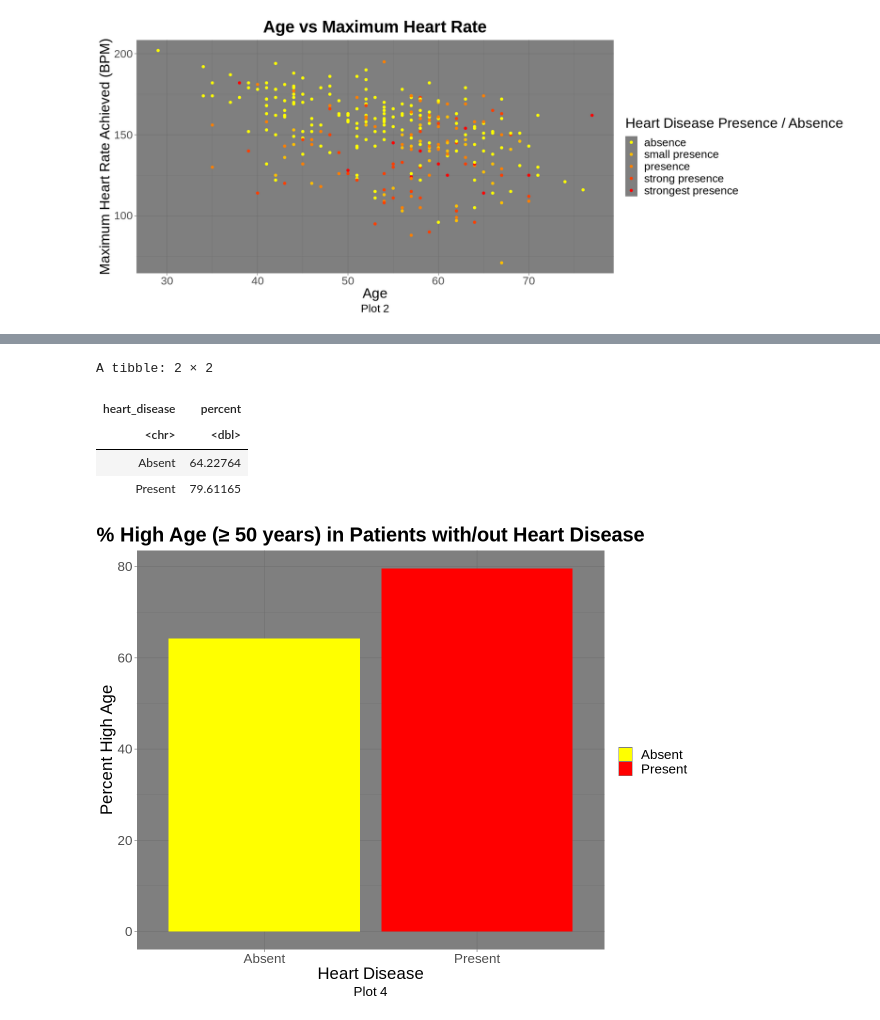
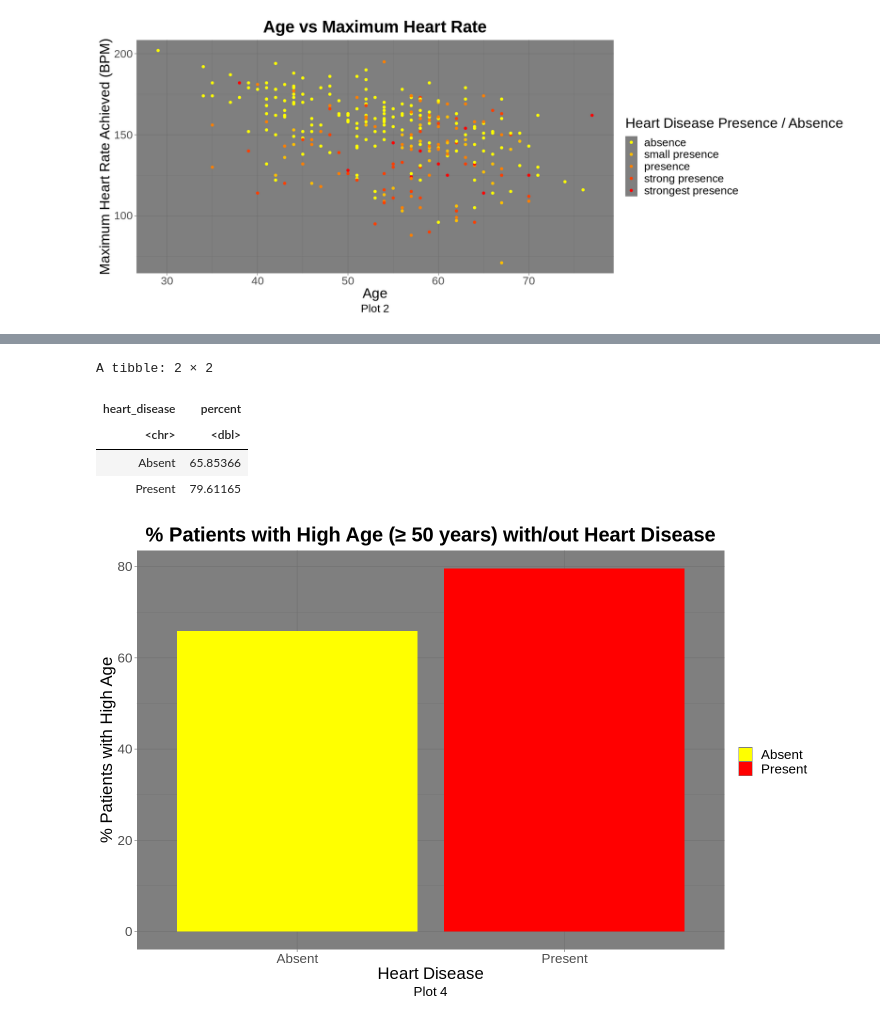
Before and after one commit to Kyleetd/DSCI100-Course-Project-2023, a Jupyter notebook: FinalProjectScript.ipynb, the cells around one changed output, grey strips where cells are left out. Drawn from its saved outputs; the diff is of its cells as text; code cells hidden in the pictures.

Commit message:
Tidied up plots.

```diff
--- a/FinalProjectScript.ipynb
+++ b/FinalProjectScript.ipynb
@@ -221,27 +222,27 @@ number_presence_high_age <- nrow(presence_high_age)
 
 percent_high_age_present = (number_presence_high_age/total_number_presence_age)*100
 # %%
-options(repr.plot.width=10, repr.plot.height=8)
+options(repr.plot.width=12, repr.plot.height=8)
 
 percent_high_age <- tibble(heart_disease = c("Absent", "Present"), percent = c(percent_high_age_absent, percent_high_age_present))
 percent_high_age
 
 ggplot(percent_high_age, aes(x=heart_disease, y=percent, fill=heart_disease)) +
   geom_bar(stat="identity") +
   theme_dark() +
   labs(x = "Heart Disease",
-       y = "Percent High Age",
-      title = "% High Age (≥ 50 years) in Patients with/out Heart Disease",
+       y = "% Patients with High Age",
+      title = "% Patients with High Age (≥ 50 years) with/out Heart Disease",
       caption = "Plot 4") +
       scale_fill_manual("", values = c("Absent" = "yellow", "Present" = "red")) +
   theme(text = element_text(size = 20), plot.title = element_text(face = "bold", hjust = 0.5), plot.caption = element_text(hjust = 0.5)) ## centers title and caption
 # %% [output]
 A tibble: 2 × 2
 | heart_disease | percent |
 | <chr> | <dbl> |
-| Absent | 64.22764 |
+| Absent | 65.85366 |
 | Present | 79.61165 |
-[figure, old version]
+[figure, new version]
 # %%
 ## Resting Blood Pressure
 train_bp <- heart_disease_train |>
```
Also changed, not shown: parts of 7 cells of this notebook, 1 other file.
